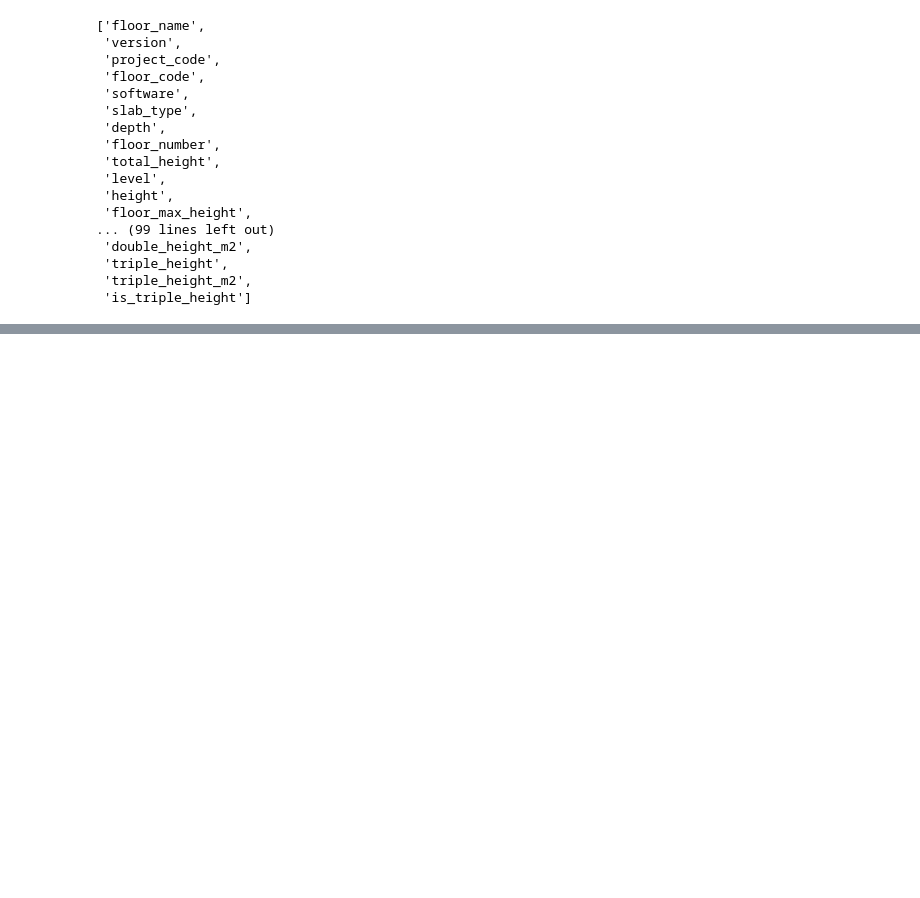
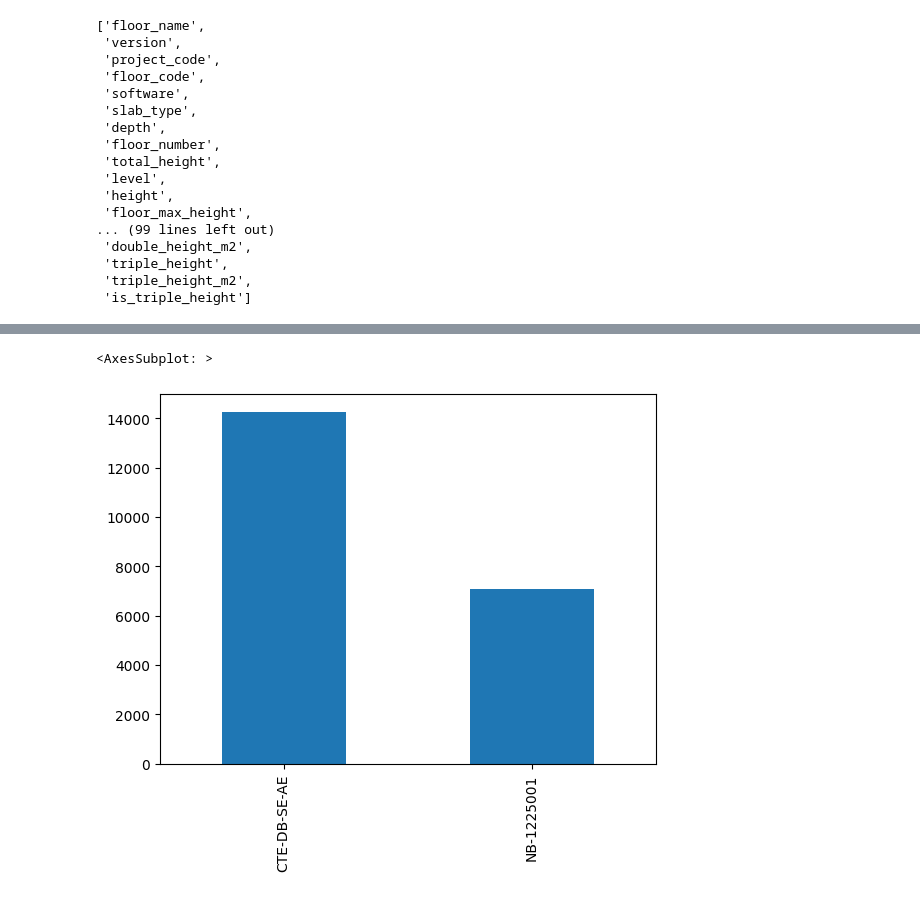
Before and after one commit to pablo-campillo/reinf-steel-ratio-regressor, a Jupyter notebook: notebooks/2.0-pcs-data-cleaning.ipynb, the cells around one changed output, grey strips where cells are left out. Cells and saved outputs as stored; diff of their text form; code cells hidden in the pictures; blank space fills up the shorter version.

```diff
--- a/notebooks/2.0-pcs-data-cleaning.ipynb
+++ b/notebooks/2.0-pcs-data-cleaning.ipynb
@@ -1793,0 +1812,5 @@ sns.scatterplot(data=df, x='eccentricity_m2', y='reinf_steel_ratio', alpha=0.1)
+# %%
+df['load_code'].value_counts().plot(kind='bar')
+# %% [output]
+<AxesSubplot: >
+[figure, added]
```
Also changed, not shown: parts of 46 cells of this notebook.
